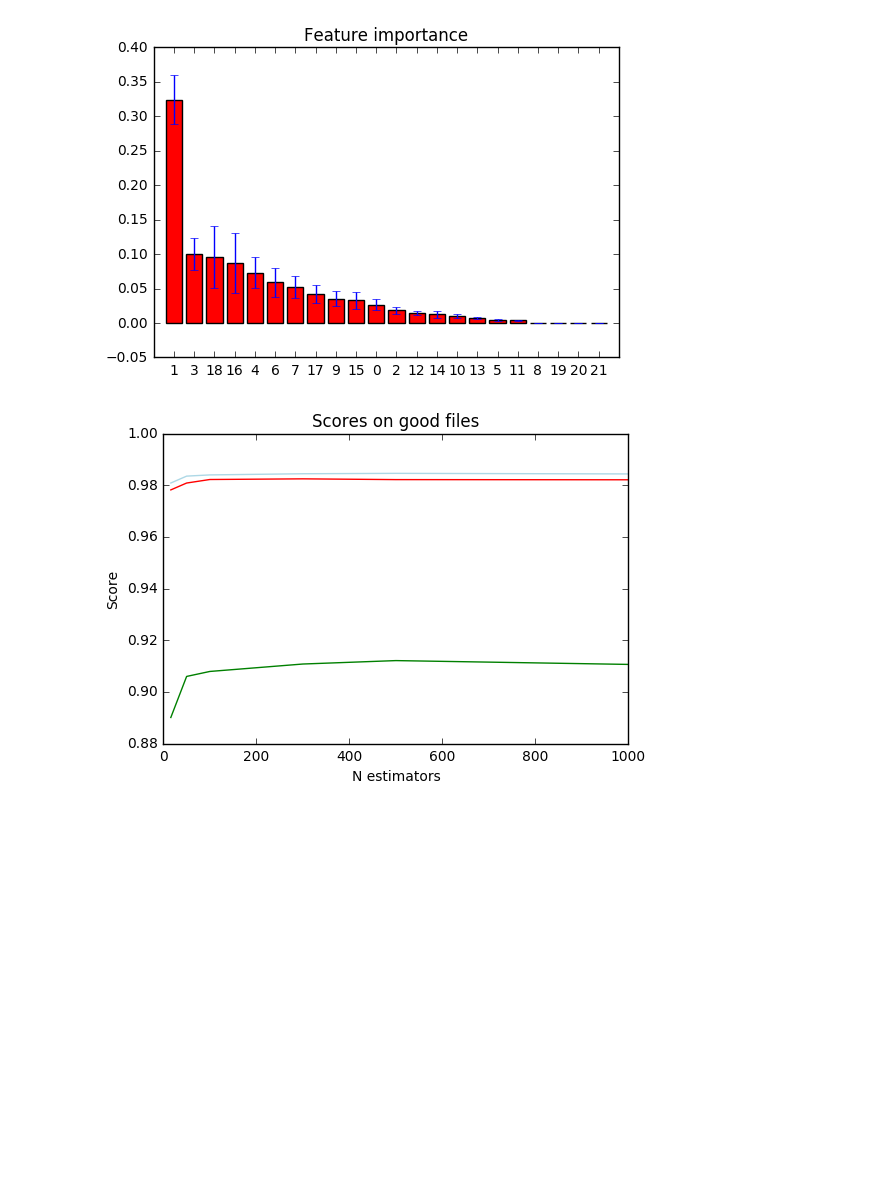
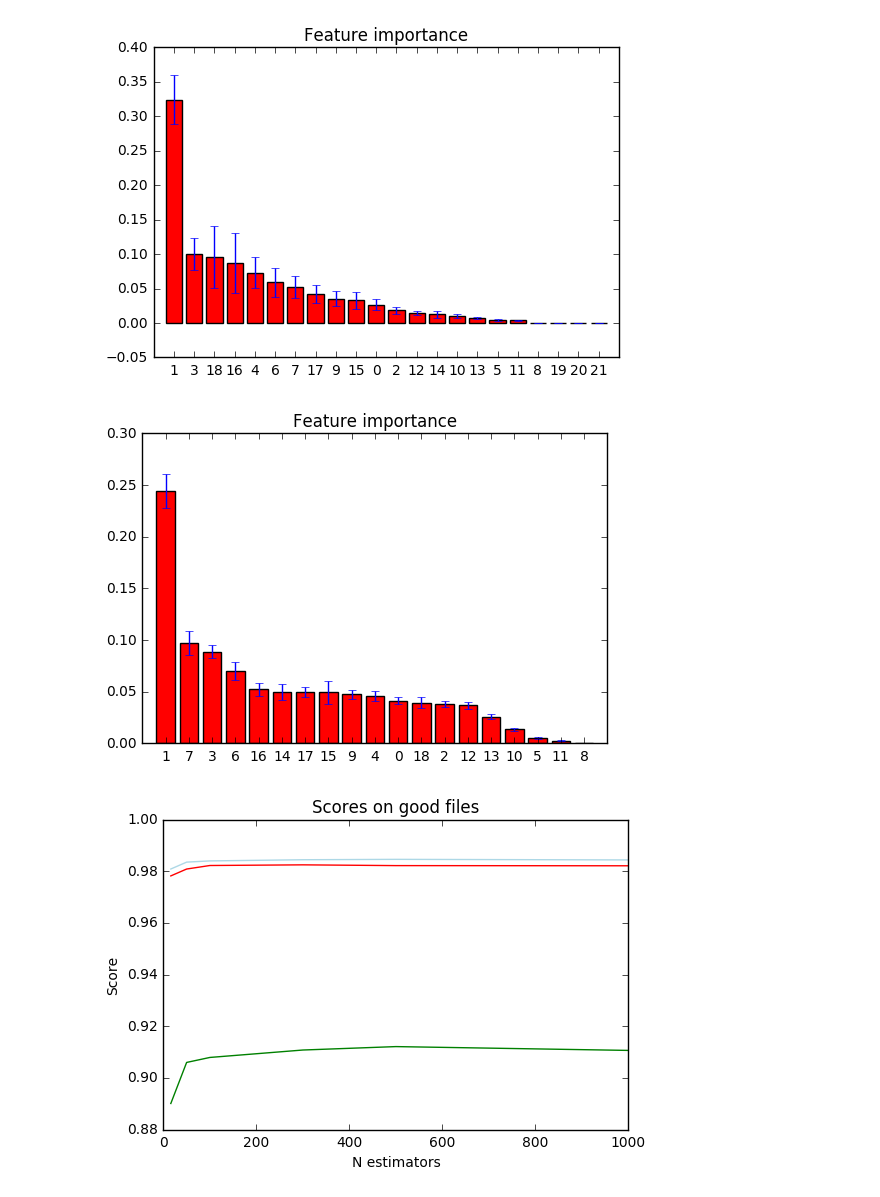
Before and after one commit to SpokenBanana/BinetflowTrainer, a Jupyter notebook: RandomForest.ipynb, the cells around one changed output. Cells and saved outputs as stored; diff of their text form; code cells hidden in the pictures; blank space fills up the shorter version.

Commit message:
Added feature importance for other files

```diff
--- a/RandomForest.ipynb
+++ b/RandomForest.ipynb
@@ -75,6 +75,27 @@ plt.xlim([-1, feature.shape[1]])
 plt.show()
 # %% [output]
 [figure]
+# %%
+
+feature, label = get_feature_labels(get_saved_data(0.15, binet_files[0]))
+rf.fit(feature, label)
+
+importances = rf.feature_importances_
+
+std = np.std([t.feature_importances_ for t in rf.estimators_],
+            axis=0)
+
+indices = np.argsort(importances)[::-1]
+
+plt.figure()
+plt.title("Feature importance")
+plt.bar(range(feature.shape[1]), importances[indices],
+       color="r", yerr=std[indices], align="center")
+plt.xticks(range(feature.shape[1]), indices)
+plt.xlim([-1, feature.shape[1]])
+plt.show()
+# %% [output]
+[figure, added]
 # %%
 from sklearn.model_selection import train_test_split
 from sklearn.metrics import accuracy_score, precision_score, recall_score
```
Also changed, not shown: parts of 1 cell of this notebook.
